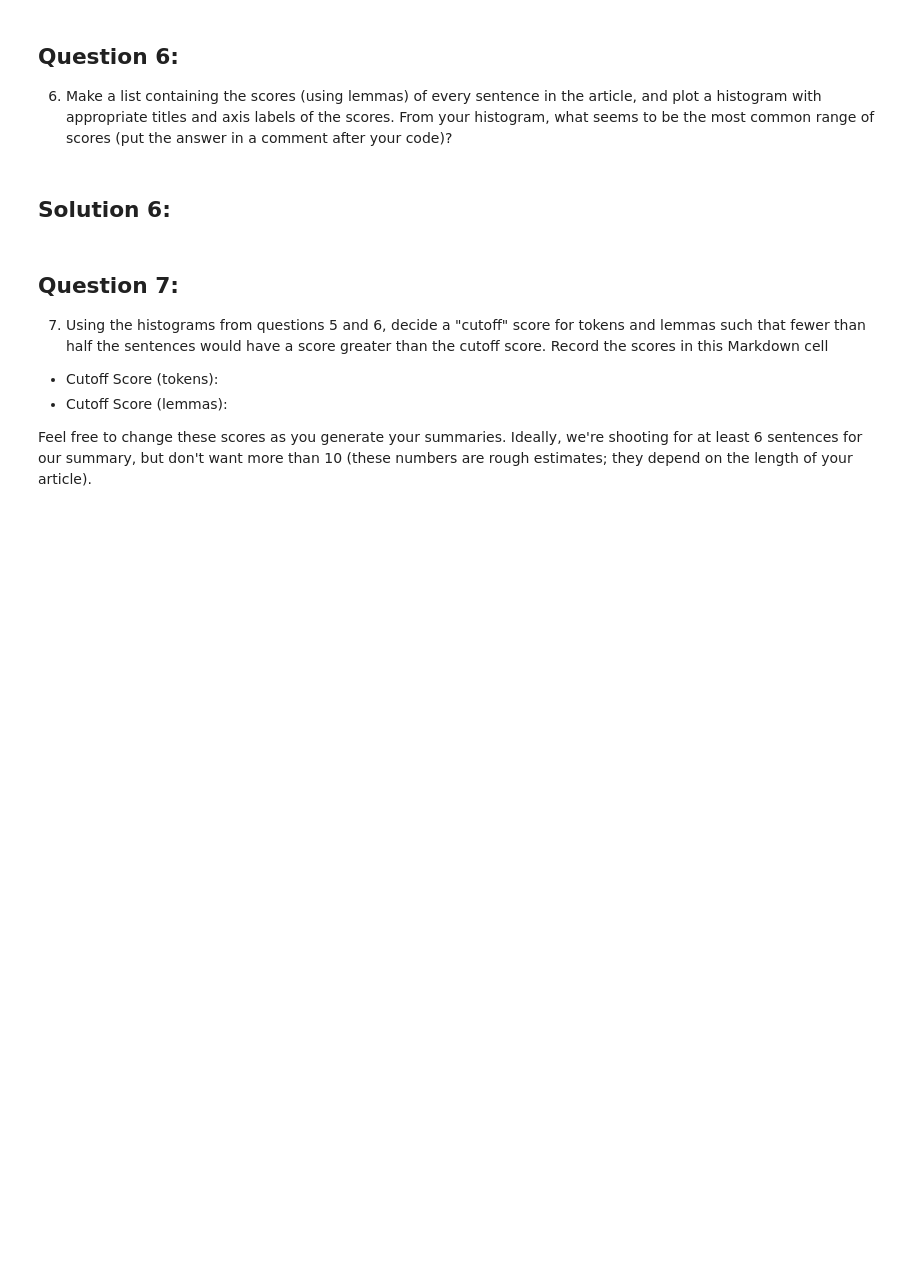
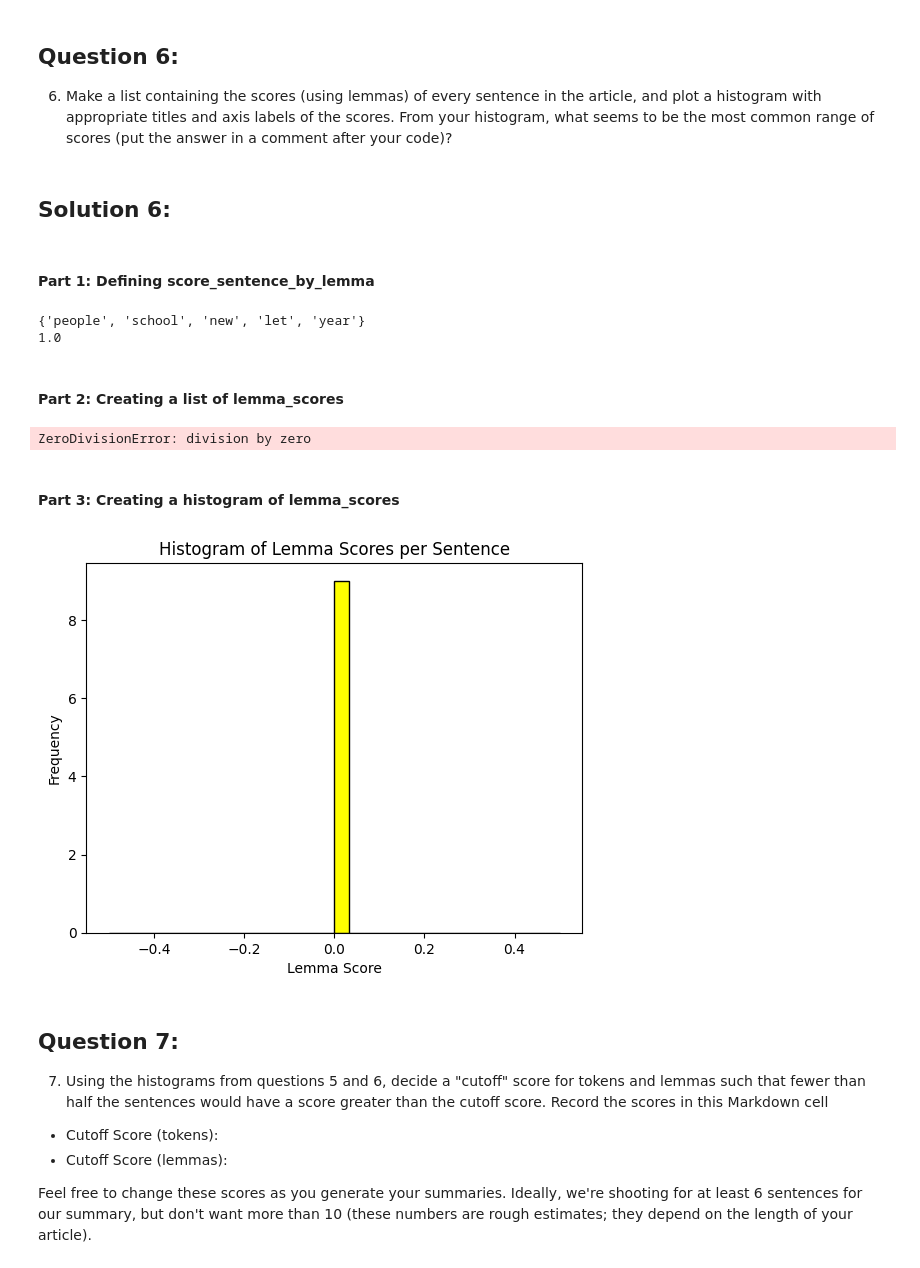
Before and after one commit to LuciMcD/Module7-WebScraping-McD, a Jupyter notebook: article-summarizer.ipynb, the cells around one changed output. Saved outputs shown, nothing was run; the diff lists cells and outputs as text; code cells hidden in the pictures; blank space fills up the shorter version.

```diff
--- a/article-summarizer.ipynb
+++ b/article-summarizer.ipynb
@@ -119,6 +165,43 @@ The frequency of the 5 most common lemmas are; [('people', 12), ('let', 9), ('ye
 6. Make a list containing the scores (using lemmas) of every sentence in the article, and plot a histogram with appropriate titles and axis labels of the scores.  From your histogram, what seems to be the most common range of scores (put the answer in a comment after your code)?
 # %% [markdown]
 ## Solution 6:
+# %% [markdown]
+#### Part 1: Defining score_sentence_by_lemma
+# %%
+most_common_lemmas = set()
+for lemma, freq in lemmas_freq.most_common(5):
+    most_common_lemmas.add(lemma)
+print(most_common_lemmas)
+
+def score_sentence_by_lemma(sentence, most_common_lemmas):
+    count = 0
+    for lemma in sentence:
+        if lemma.text.lower() in most_common_lemmas:
+            count+=1
+    lemma_score = count/sentence_length(sentence)
+    return lemma_score
+print(score_sentence_by_lemma(sentences[2], most_common_lemmas))
+# %% [output]
+{'people', 'school', 'new', 'let', 'year'}
+1.0
+# %% [markdown]
+#### Part 2: Creating a list of lemma_scores
+# %%
+lemma_scores = []
+for sentence in sentences:
+    lemma_scores.append(score_sentence_by_lemma(sentence, most_common_lemmas))
+# %% [output]
+ZeroDivisionError: division by zero
+# %% [markdown]
+#### Part 3: Creating a histogram of lemma_scores
+# %%
+plt.hist(lemma_scores, bins=30, color='yellow', edgecolor='black')
+plt.xlabel('Lemma Score')
+plt.ylabel('Frequency')
+plt.title('Histogram of Lemma Scores per Sentence')
+plt.show()
+# %% [output]
+[figure, added]
 # %% [markdown]
 ## Question 7:
 7. Using the histograms from questions 5 and 6, decide a "cutoff" score for tokens and lemmas such that fewer than half the sentences would have a score greater than the cutoff score.  Record the scores in this Markdown cell
```
Also changed, not shown: parts of 6 cells of this notebook, 1 other file.
